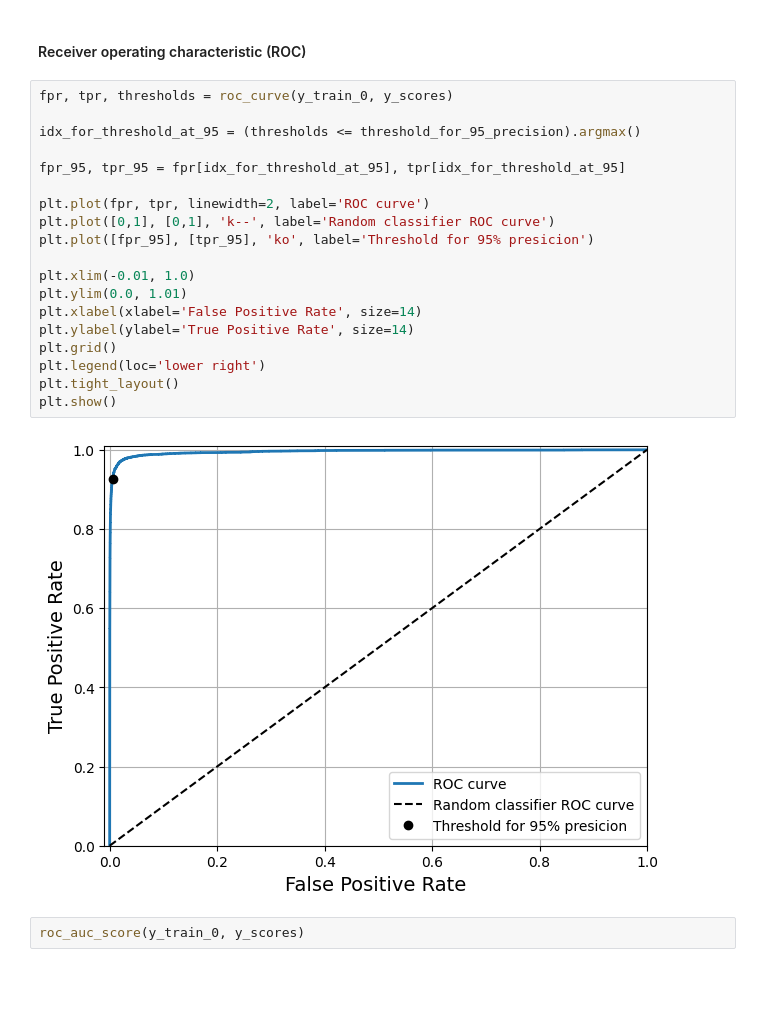
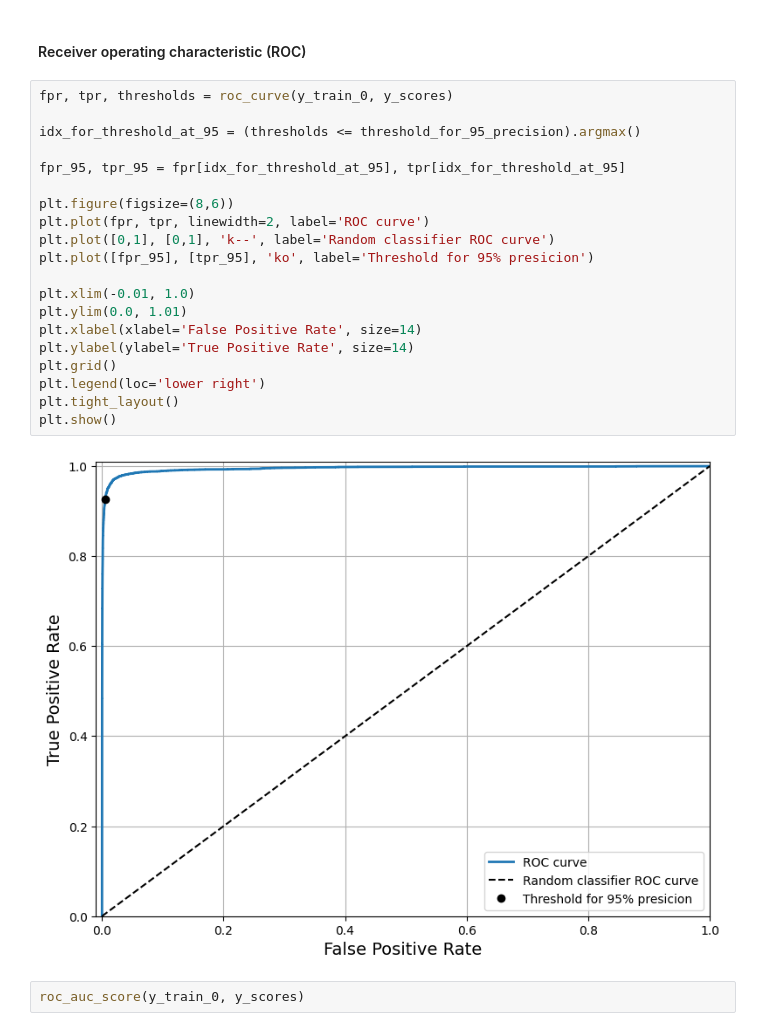
Before and after one commit to pmadzia/data-science, a Jupyter notebook: MNIST/mnist.ipynb, the cells around one changed output. Cells and saved outputs as stored; diff of their text form; blank space fills up the shorter version.

```diff
--- a/MNIST/mnist.ipynb
+++ b/MNIST/mnist.ipynb
@@ -165,24 +165,25 @@ recall_score(y_train_0, y_train_95_precision)
 # %%
 fpr, tpr, thresholds = roc_curve(y_train_0, y_scores)
 
 idx_for_threshold_at_95 = (thresholds <= threshold_for_95_precision).argmax()
 
 fpr_95, tpr_95 = fpr[idx_for_threshold_at_95], tpr[idx_for_threshold_at_95]
 
+plt.figure(figsize=(8,6))
 plt.plot(fpr, tpr, linewidth=2, label='ROC curve')
 plt.plot([0,1], [0,1], 'k--', label='Random classifier ROC curve')
 plt.plot([fpr_95], [tpr_95], 'ko', label='Threshold for 95% presicion')
 
 plt.xlim(-0.01, 1.0)
 plt.ylim(0.0, 1.01)
 plt.xlabel(xlabel='False Positive Rate', size=14)
 plt.ylabel(ylabel='True Positive Rate', size=14)
 plt.grid()
 plt.legend(loc='lower right')
 plt.tight_layout()
 plt.show()
 # %% [output]
-[figure, old version]
+[figure, new version]
 # %%
 roc_auc_score(y_train_0, y_scores)
 # %% [output]
```
Also changed, not shown: parts of 1 cell of this notebook.
